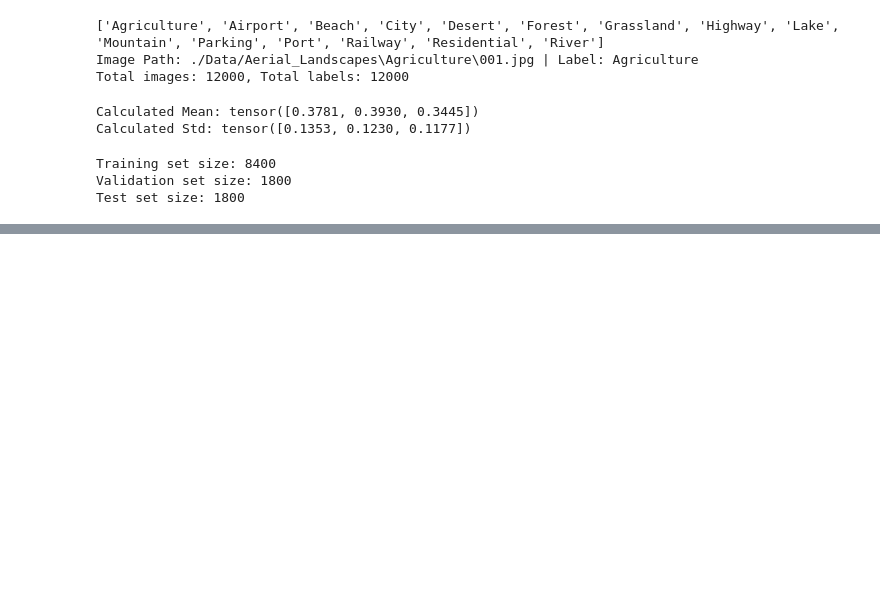
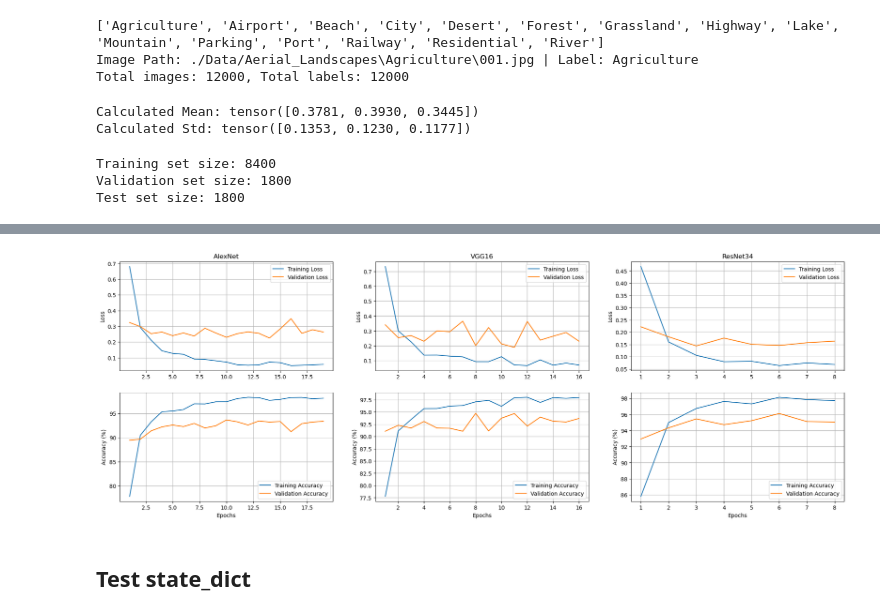
Before and after one commit to Pizzaman9988/Eksamen-Machine_Vision, a Jupyter notebook: Exam.ipynb, the cells around one changed output, grey strips where cells are left out. Saved outputs shown, nothing was run; the diff lists cells and outputs as text; code cells hidden in the pictures; blank space fills up the shorter version.

```diff
--- a/Exam.ipynb
+++ b/Exam.ipynb
@@ -311,0 +741,6 @@ plt.show()
+# %%
+# Increase number of epochs we probably wont reach beacause of early stopping.
+num_epochs = 30
+torch.cuda.empty_cache()
+# %%
+Alex_train_losses, Alex_val_losses, Alex_train_accuracies, Alex_val_accuracies = early_stopping_training(AlexNet, num_epochs, "AlexNet.pth")
@@ -311,0 +765,2 @@ plt.show()
+# %%
+vgg16_train_losses, vgg16_val_losses, vgg16_train_accuracies, vgg16_val_accuracies = early_stopping_training(vgg16, num_epochs, "VGG16.pth")
@@ -311,0 +785,2 @@ plt.show()
+# %%
+ResNet34_train_losses, ResNet34_val_losses, ResNet34_train_accuracies, ResNet34_val_accuracies = early_stopping_training(ResNet34, num_epochs, "ResNet34.pth")
@@ -311,0 +805,53 @@ plt.show()
+# %%
+# Plot training and validation loss for AlexNet
+fig, axes = plt.subplots(2, 3, figsize=(24, 8))
+(ax1, ax3, ax5), (ax2, ax4, ax6) = axes
+
+ax1.set_title("AlexNet")
+ax1.plot(range(1, 19+1), Alex_train_losses, label='Training Loss')
+ax1.plot(range(1, 19+1), Alex_val_losses, label='Validation Loss')
+ax1.grid()
+ax1.set_ylabel('Loss')
+ax1.legend()
+
+# Plot training and validation accuracy for AlexNet
+ax2.plot(range(1, 19+1), Alex_train_accuracies, label='Training Accuracy')
+ax2.plot(range(1, 19+1), Alex_val_accuracies, label='Validation Accuracy')
+ax2.grid()
+ax2.set_xlabel('Epochs')
+ax2.set_ylabel('Accuracy (%)')
+ax2.legend()
+
+ax3.set_title("VGG16")
+ax3.plot(range(1, 16+1), vgg16_train_losses, label='Training Loss')
+ax3.plot(range(1, 16+1), vgg16_val_losses, label='Validation Loss')
+ax3.grid()
+ax3.set_ylabel('Loss')
+ax3.legend()
+
+ax4.plot(range(1, 16+1), vgg16_train_accuracies, label='Training Accuracy')
+ax4.plot(range(1, 16+1), vgg16_val_accuracies, label='Validation Accuracy')
+ax4.grid()
+ax4.set_xlabel('Epochs')
+ax4.set_ylabel('Accuracy (%)')
+ax4.legend()
+
+ax5.set_title("ResNet34")
+ax5.plot(range(1, 8+1), ResNet34_train_losses, label='Training Loss')
+ax5.plot(range(1, 8+1), ResNet34_val_losses, label='Validation Loss')
+ax5.grid()
+ax5.set_ylabel('Loss')
+ax5.legend()
+
+ax6.plot(range(1, 8+1), ResNet34_train_accuracies, label='Training Accuracy')
+ax6.plot(range(1, 8+1), ResNet34_val_accuracies, label='Validation Accuracy')
+ax6.grid()
+ax6.set_xlabel('Epochs')
+ax6.set_ylabel('Accuracy (%)')
+ax6.legend()
+
+plt.show()
+# %% [output]
+[figure, added]
+# %% [markdown]
+## Test state_dict
```
Also changed, not shown: parts of 57 cells of this notebook, 12 other files.
